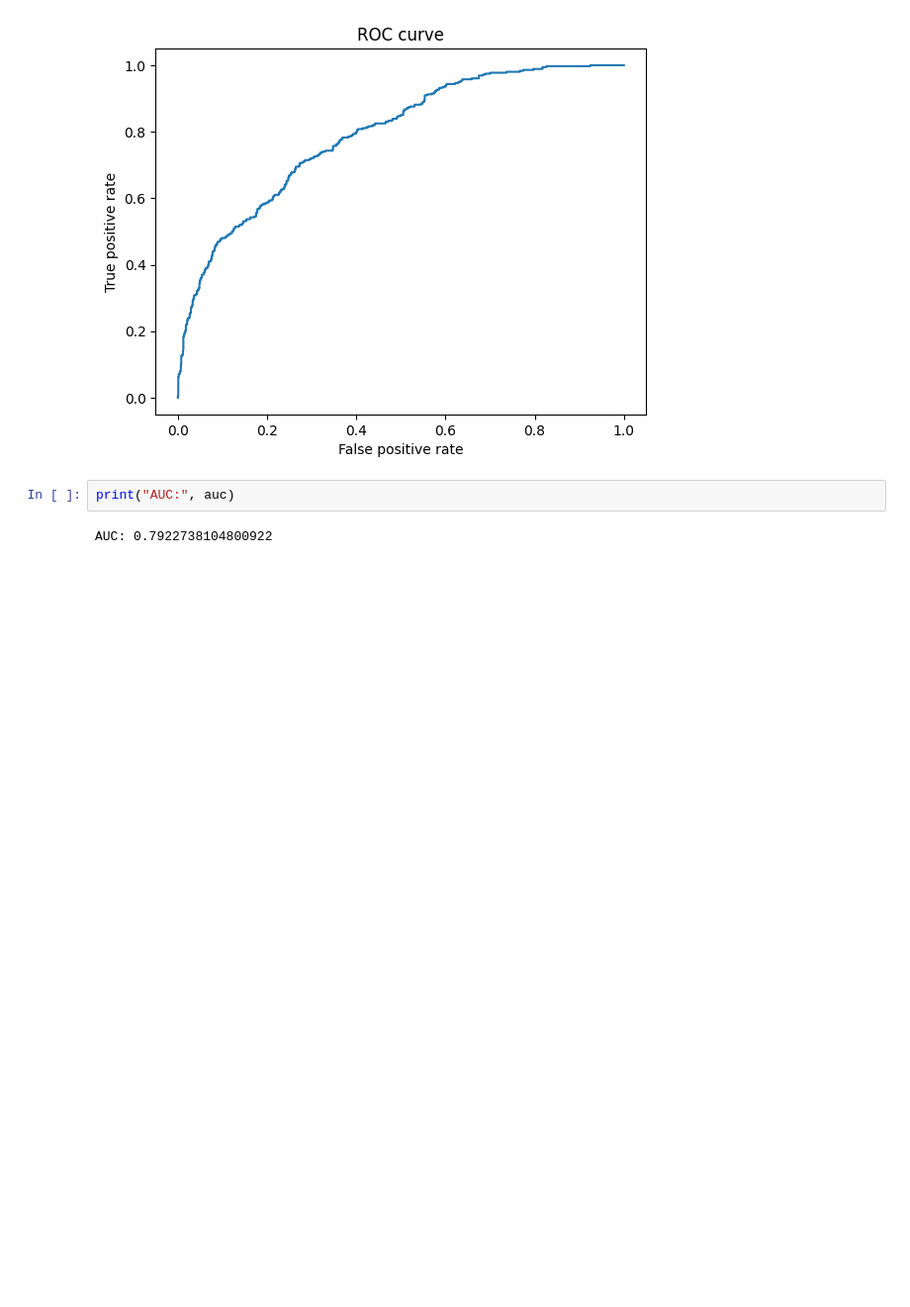
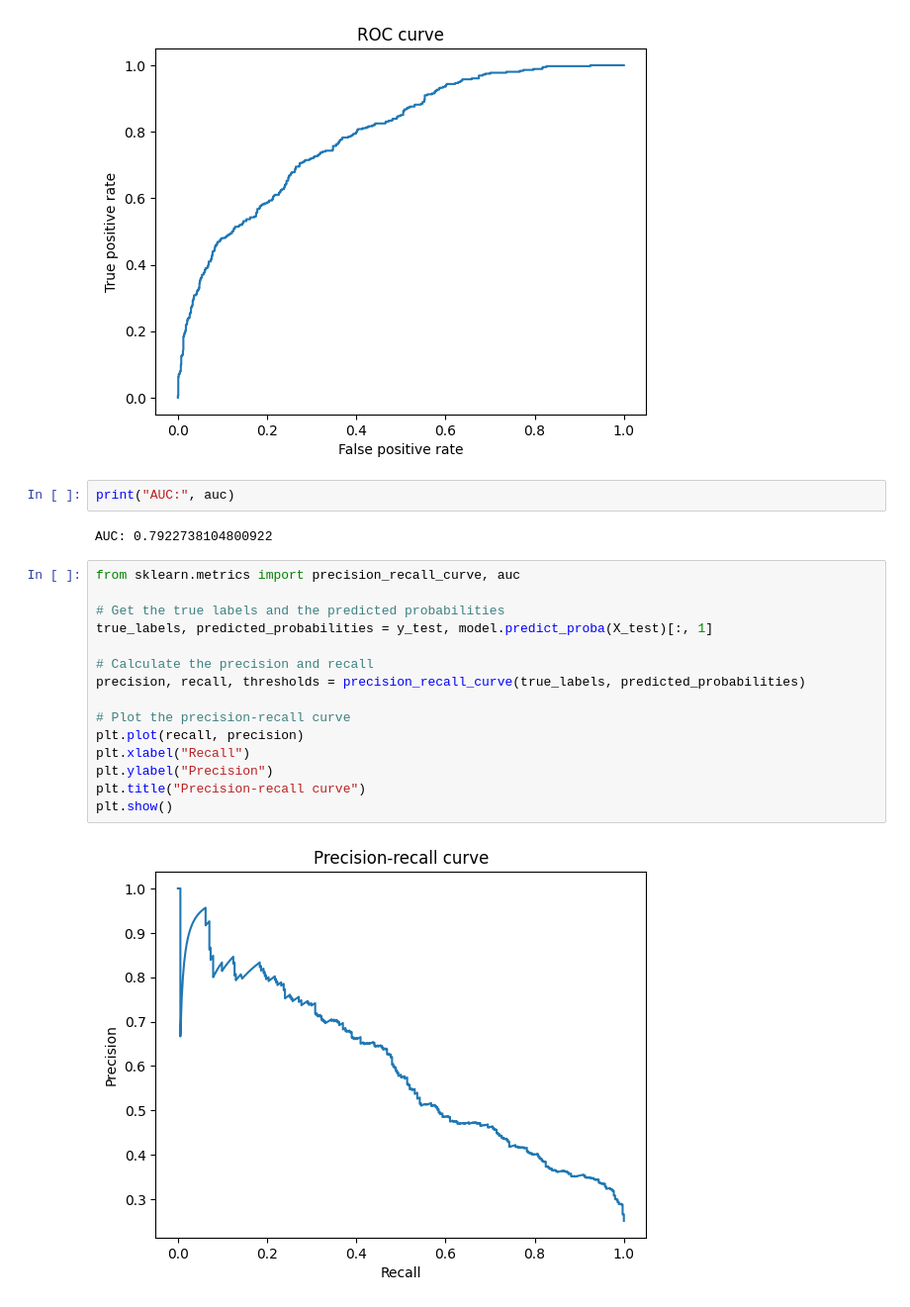
Before and after one commit to Arjun-P-Dinesh/2348506_Lab5, a Jupyter notebook: 2348506_Lab5.ipynb, the cells around one changed output. Shown at 99% size. Drawn from its saved outputs; the diff is of its cells as text; blank space fills up the shorter version.

```diff
--- a/2348506_Lab5.ipynb
+++ b/2348506_Lab5.ipynb
@@ -275,3 +275,20 @@ plt.show()
 print("AUC:", auc)
 # %% [output]
 AUC: 0.7922738104800922
+# %%
+from sklearn.metrics import precision_recall_curve, auc
+
+# Get the true labels and the predicted probabilities
+true_labels, predicted_probabilities = y_test, model.predict_proba(X_test)[:, 1]
+
+# Calculate the precision and recall
+precision, recall, thresholds = precision_recall_curve(true_labels, predicted_probabilities)
+
+# Plot the precision-recall curve
+plt.plot(recall, precision)
+plt.xlabel("Recall")
+plt.ylabel("Precision")
+plt.title("Precision-recall curve")
+plt.show()
+# %% [output]
+[figure, added]
```
